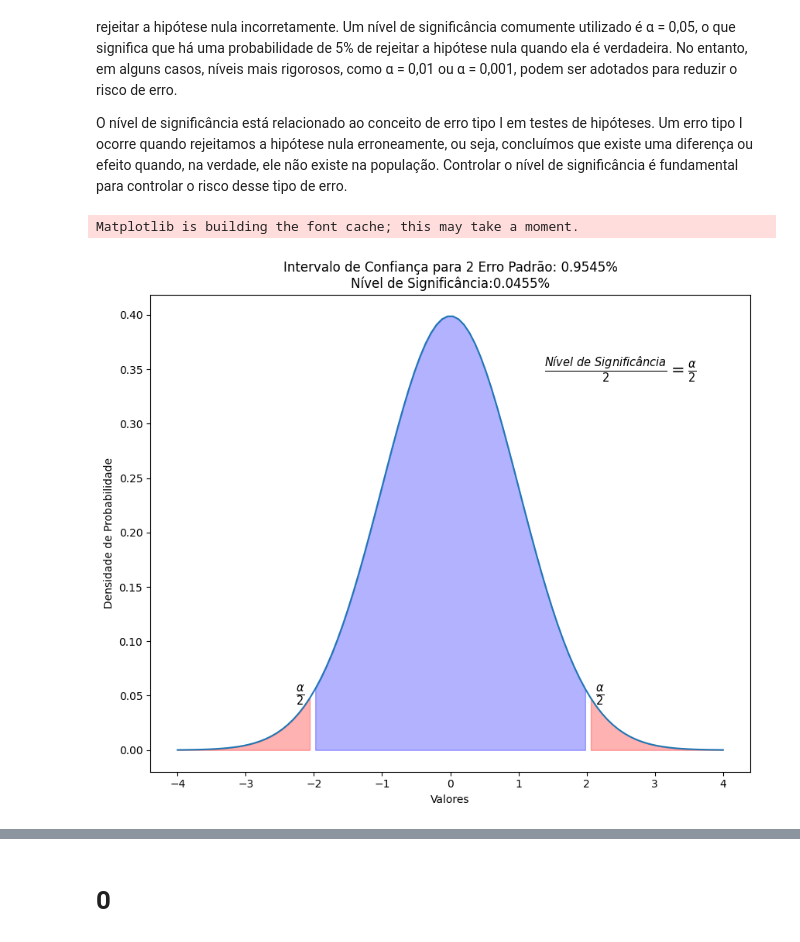
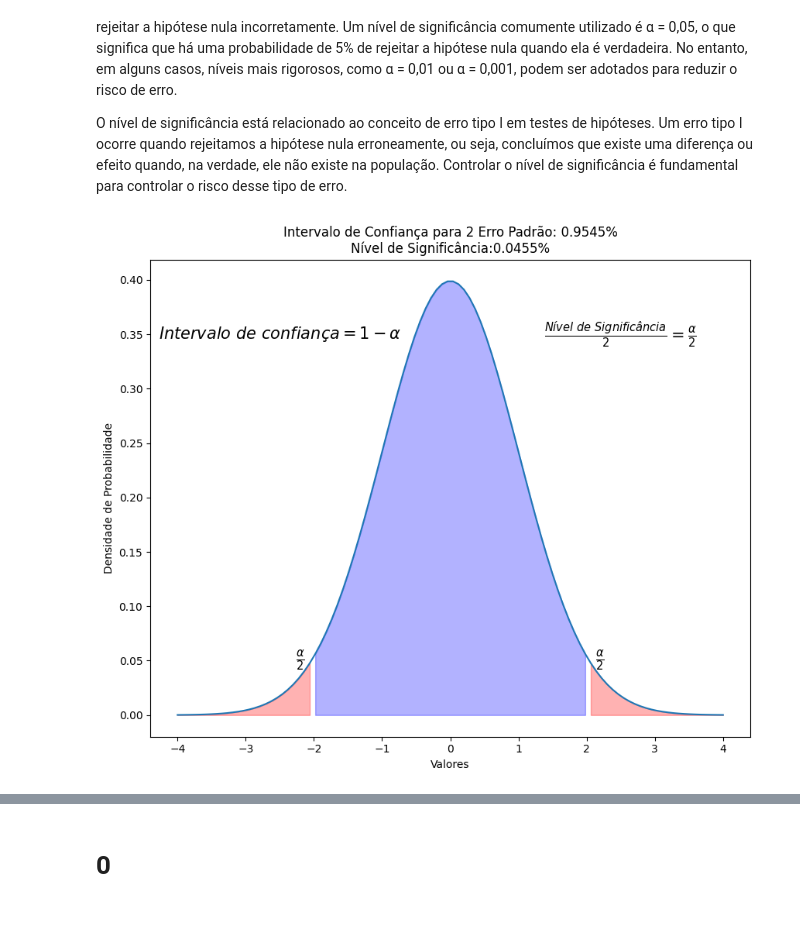
Before and after one commit to jlcunha/estudos_estatistica, a Jupyter notebook: curso2/distribuicao.ipynb, the cells around one changed output, grey strips where cells are left out. Saved outputs shown, nothing was run; the diff lists cells and outputs as text; code cells hidden in the pictures.

```diff
--- a/curso2/distribuicao.ipynb
+++ b/curso2/distribuicao.ipynb
@@ -381,34 +402,35 @@ def plot_intervalo_confianca_significancia(desvios_padroes):
     fig, ax = plt.subplots(figsize=(10, 8))
 
     ax.plot(x, y)
 
     # Intervalo de confiança
     intervalo_inferior = mu - desvios_padroes * sigma
     intervalo_superior = mu + desvios_padroes * sigma
     ax.fill_between(x, y, where=((x>= intervalo_inferior) & (x <= intervalo_superior)), alpha=0.3, color='blue')
 
     # Nível de significância
     nivel_significancia = 1 - norm.cdf(desvios_padroes)
     intervalo_superior_significancia = mu + desvios_padroes * sigma
     intervalo_inferior_significancia = mu - desvios_padroes * sigma
     ax.fill_between(x, y, where=(x >= intervalo_superior_significancia), alpha=0.3, color='red')
     ax.fill_between(x, y, where=(x <= intervalo_inferior_significancia), alpha=0.3, color='red')
 
     ax.text(2.5, 0.35, r'$\frac{Nível\ de\ Significância}{2} = \frac{\alpha}{2}$', ha='center', va='center', fontsize=15)
+    ax.text(-2.5, 0.35, r'$Intervalo\ de\ confiança = 1 - \alpha$', ha='center', va='center', fontsize=15)
+
     ax.text(intervalo_superior_significancia + 0.2, 0.05, '$\\frac{\\alpha}{2}$', ha='center', va='center', fontsize=15)
     ax.text(intervalo_inferior_significancia - 0.2, 0.05, '$\\frac{\\alpha}{2}$', ha='center', va='center', fontsize=15)
 
     ax.set_xlabel('Valores')
     ax.set_ylabel('Densidade de Probabilidade')
     ax.set_title(f'Intervalo de Confiança para {desvios_padroes} Erro Padrão: {(1-(2*nivel_significancia)):.4f}%\nNível de Significância:{2*nivel_significancia:.4f}%')
 
     plt.show()
 
 # Exemplo de uso
 desvios = 2
 plot_intervalo_confianca_significancia(desvios)
 # %% [output]
-Matplotlib is building the font cache; this may take a moment.
-[figure, old version]
+[figure, new version]
 # %% [markdown]
 ![image.png](attachment:image.png)
```
Also changed, not shown: parts of 7 cells of this notebook, 1 other file.
